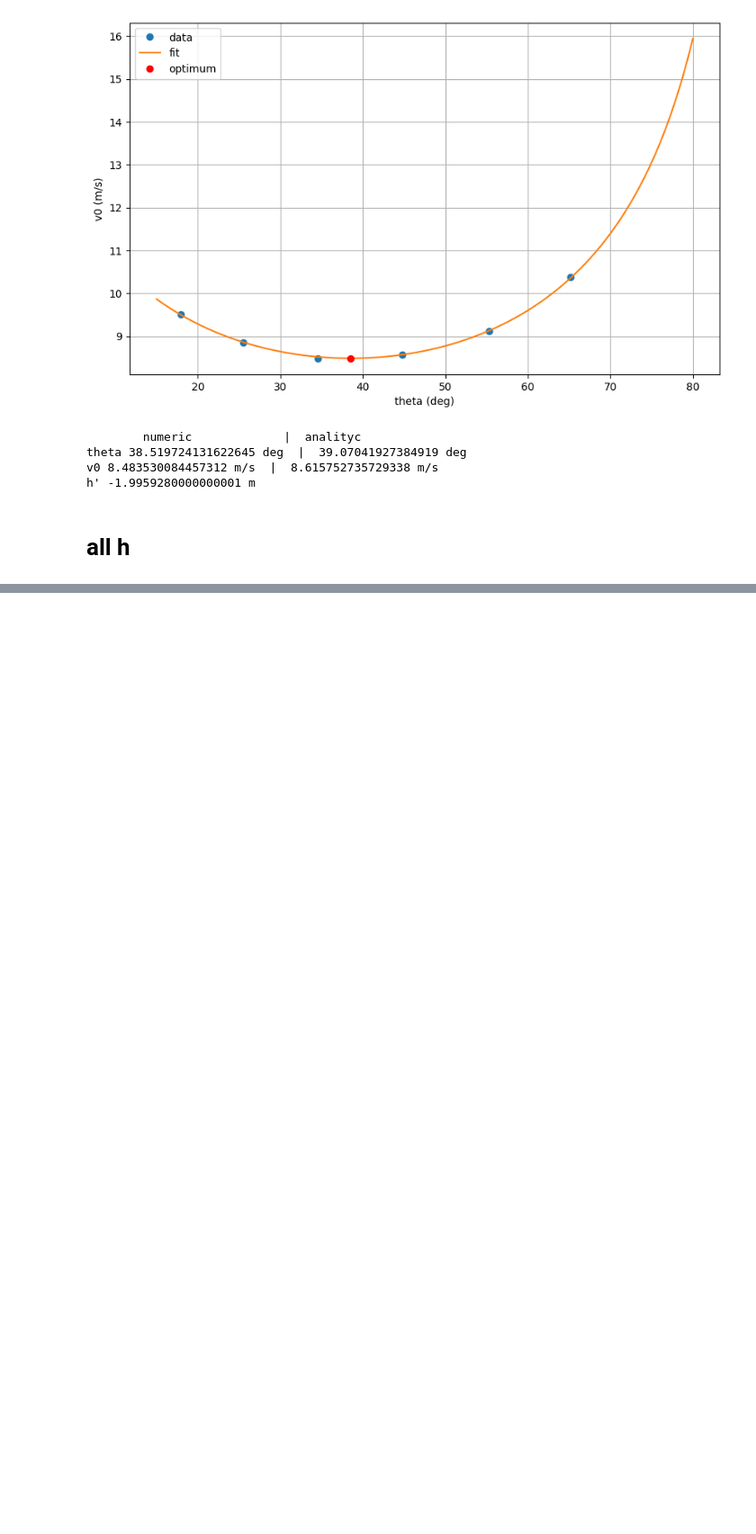
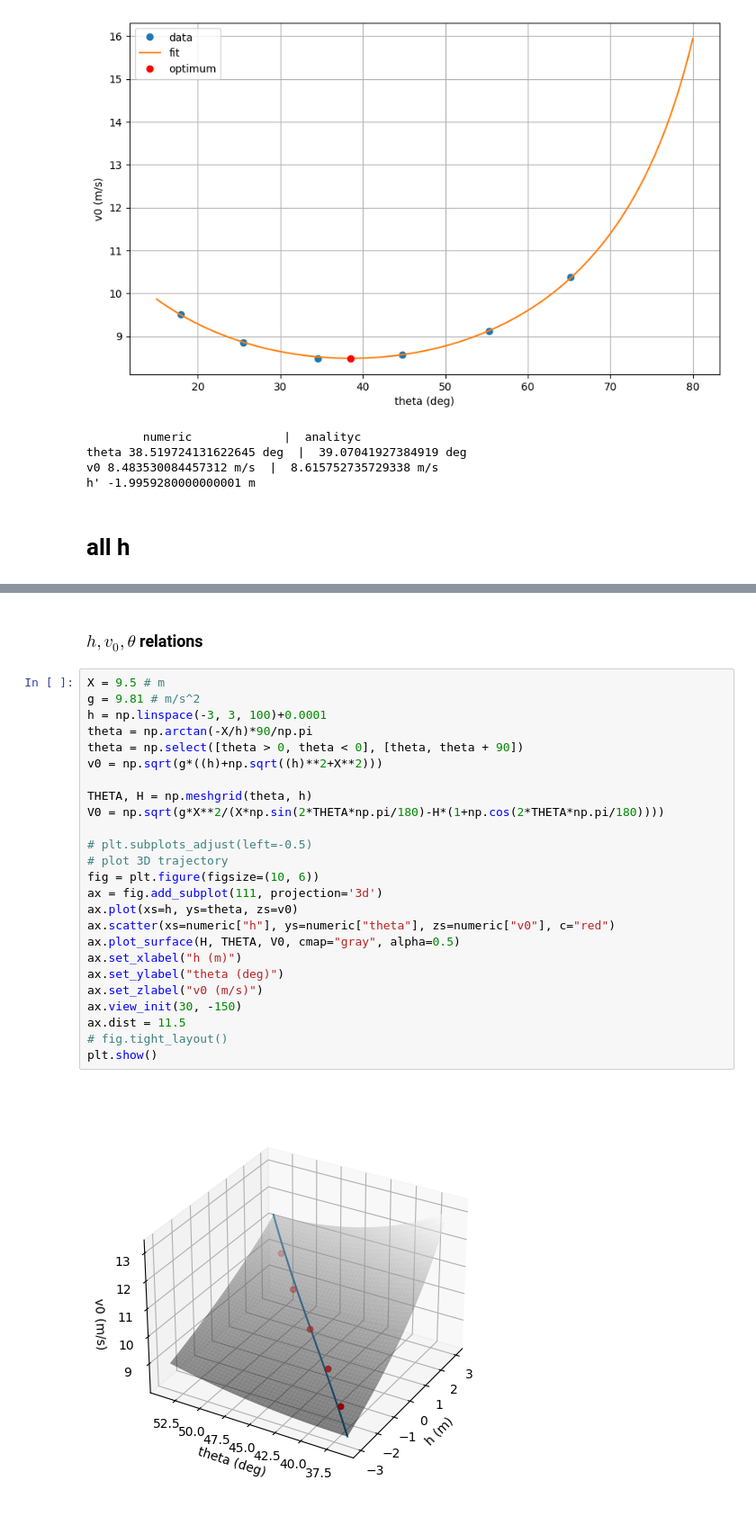
Before and after one commit to Alisyaifudin/rbl-sains-pemrograman, a Jupyter notebook: rbl.ipynb, the cells around one changed output, grey strips where cells are left out. Shown at 90% size. Drawn from its saved outputs; the diff is of its cells as text; blank space fills up the shorter version.

```diff
--- a/rbl.ipynb
+++ b/rbl.ipynb
@@ -317,0 +370,29 @@ numeric {'theta': [51.24934722687887, 48.279153659730696, 44.88443050624292, 41.
+# %% [markdown]
+### $h, v_0, \theta$ relations
+# %%
+X = 9.5 # m
+g = 9.81 # m/s^2
+h = np.linspace(-3, 3, 100)+0.0001
+theta = np.arctan(-X/h)*90/np.pi
+theta = np.select([theta > 0, theta < 0], [theta, theta + 90])
+v0 = np.sqrt(g*((h)+np.sqrt((h)**2+X**2)))
+
+THETA, H = np.meshgrid(theta, h)
+V0 = np.sqrt(g*X**2/(X*np.sin(2*THETA*np.pi/180)-H*(1+np.cos(2*THETA*np.pi/180))))
+
+# plt.subplots_adjust(left=-0.5)
+# plot 3D trajectory
+fig = plt.figure(figsize=(10, 6))
+ax = fig.add_subplot(111, projection='3d')
+ax.plot(xs=h, ys=theta, zs=v0)
+ax.scatter(xs=numeric["h"], ys=numeric["theta"], zs=numeric["v0"], c="red")
+ax.plot_surface(H, THETA, V0, cmap="gray", alpha=0.5)
+ax.set_xlabel("h (m)")
+ax.set_ylabel("theta (deg)")
+ax.set_zlabel("v0 (m/s)")
+ax.view_init(30, -150)
+ax.dist = 11.5
+# fig.tight_layout()
+plt.show()
+# %% [output]
+[figure, added]
```
Also changed, not shown: parts of 5 cells of this notebook, 5 other files.
